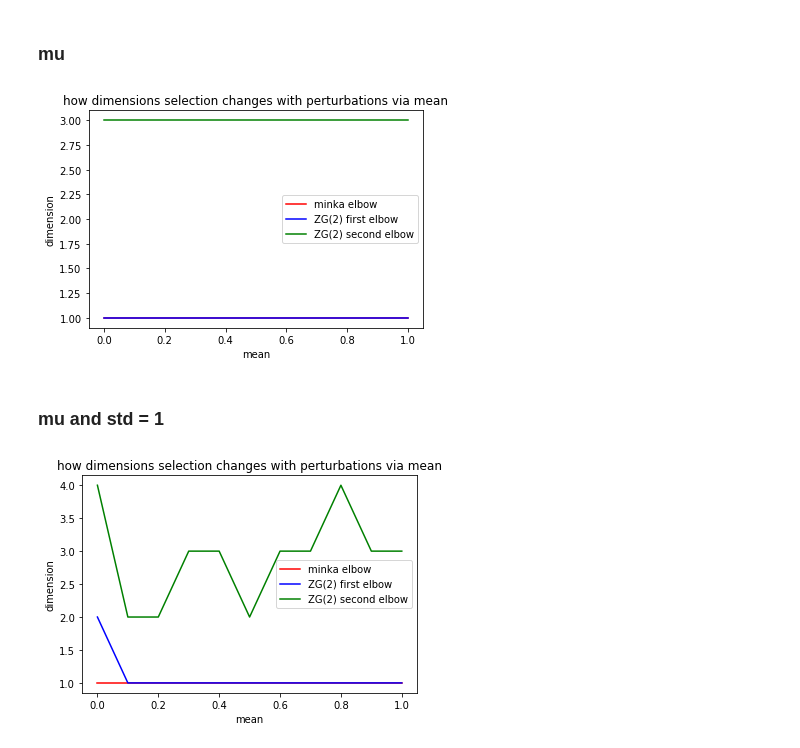
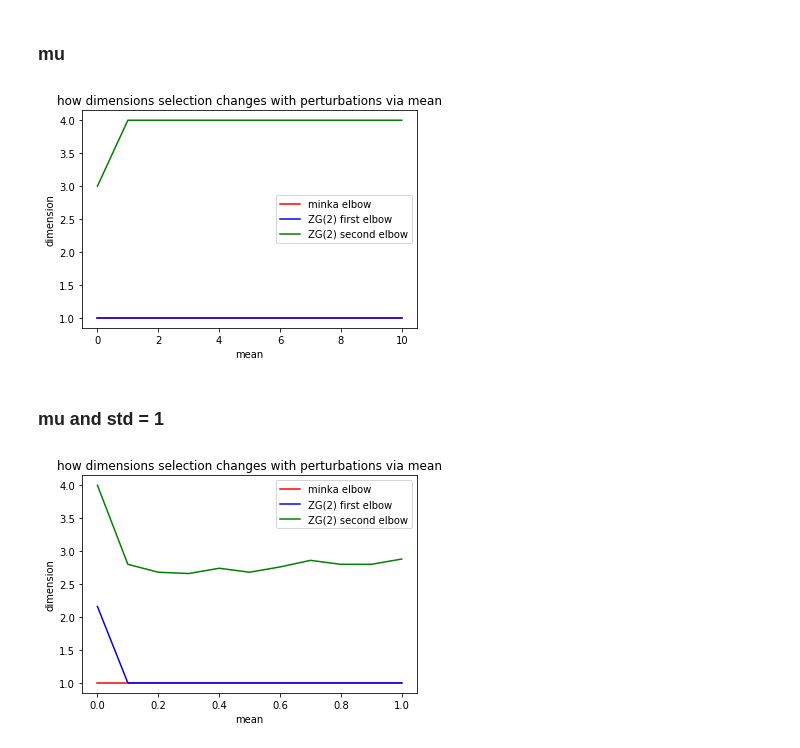
Before and after one commit to dfrancisco1998/ndd_stuff, a Jupyter notebook: sprint2/Sprint 2 basics.ipynb, the cells around one changed output. Cells and saved outputs as stored; diff of their text form; code cells hidden in the pictures.

```diff
--- a/sprint2/Sprint 2 basics.ipynb
+++ b/sprint2/Sprint 2 basics.ipynb
@@ -126,18 +126,28 @@ minka(corrupted_basis)
 1
 # %% [markdown]
 The experiment is as follows we start at 0 perturbation where both minka and ZG(2) should give us the same answer. Then we shall continue to perturb the matrix with larger and larger mu, std, and mu and std(maybe?). We shall graphically see which one changes with more perturbations
+# %%
+simulation_size = 50
 # %% [markdown]
 ### std
 # %%
 stds = np.arange(0, 1.1, .1)
+std_rem = []
 mus = np.arange(0, 11, 1)
 corrupted_basis = make_corrupted_basis()
 m_est = []
 zg_est = []
 for i in range(stds.shape[0]):
-    perturbed = perturb(corrupted_basis, 0, stds[i])
-    zg_est.append(select_dimension(perturbed)[0])
-    m_est.append(minka(perturbed))
-
+    zg_helper = []
+    minka_helper = []
+    for j in range(simulation_size):
+        perturbed = perturb(corrupted_basis, 0, stds[i])
+        zg_helper.append(select_dimension(perturbed)[0])
+        minka_helper.append(minka(perturbed))
+    if np.asarray(zg_helper).shape != (simulation_size, 2):
+        std_rem.append(stds[i])
+        continue
+    m_est.append(np.mean(np.asarray(minka_helper)))
+    zg_est.append([np.mean(np.asarray(zg_helper)[:, 0]), np.mean(np.asarray(zg_helper)[:, 1]) ])
 zg_est = np.asarray(zg_est)
 m_est = np.asarray(m_est)
@@ -144,3 +162,7 @@ m_est = np.asarray(m_est)
+# %%
+stds = list(stds)
+for i in range(len(std_rem)):
+    stds.remove(std_rem[i])
 # %%
 import matplotlib.pyplot as plt
 fig, ax = plt.subplots()
@@ -159,50 +181,81 @@ plt.show()
 # %%
 import matplotlib.pyplot as plt
 
+stds = np.arange(0, 1.1, .1)
+std_rem = []
+mus = np.arange(0, 11, 1)
+mus_rem = []
+corrupted_basis = make_corrupted_basis()
 m_est = []
 zg_est = []
 for i in range(mus.shape[0]):
-    perturbed = perturb(corrupted_basis, mus[i], 0)
-    zg_est.append(select_dimension(perturbed)[0])
-    m_est.append(minka(perturbed))
-
+    zg_helper = []
+    minka_helper = []
+    for j in range(simulation_size):
+        perturbed = perturb(corrupted_basis, mus[i], 0)
+        zg_helper.append(select_dimension(perturbed)[0])
+        minka_helper.append(minka(perturbed))
+    if np.asarray(zg_helper).shape != (simulation_size, 2):
+        mus_rem.append(mus[i])
+        continue
+    m_est.append(np.mean(np.asarray(minka_helper)))
+    zg_est.append([np.mean(np.asarray(zg_helper)[:, 0]), np.mean(np.asarray(zg_helper)[:, 1]) ])
 zg_est = np.asarray(zg_est)
 m_est = np.asarray(m_est)
 
+mus = list(mus)
+for i in range(len(mus_rem)):
+    mus.remove(mus_rem[i])
+
 
 fig, ax = plt.subplots()
-ax.plot(stds, m_est,c = 'red', label = 'minka elbow')
-ax.plot(stds, zg_est[:, 0],c = 'blue', label = 'ZG(2) first elbow')
-ax.plot(stds, zg_est[:, 1],c = 'green', label = 'ZG(2) second elbow')
+ax.plot(mus, m_est,c = 'red', label = 'minka elbow')
+ax.plot(mus, zg_est[:, 0],c = 'blue', label = 'ZG(2) first elbow')
+ax.plot(mus, zg_est[:, 1],c = 'green', label = 'ZG(2) second elbow')
 ax.legend()
 plt.title("how dimensions selection changes with perturbations via mean")
 ax.set(xlabel = "mean", ylabel="dimension")
 plt.show()
 # %% [output]
-[figure, old version]
+[figure, new version]
 # %% [markdown]
 ### mu and std = 1
 # %%
 import matplotlib.pyplot as plt
 
+stds = np.arange(0, 1.1, .1)
+std_rem = []
+mus = np.arange(0, 11, 1)
+mus_rem = []
+corrupted_basis = make_corrupted_basis()
 m_est = []
 zg_est = []
 for i in range(mus.shape[0]):
-    perturbed = perturb(corrupted_basis, mus[i], 1)
-    zg_est.append(select_dimension(perturbed)[0])
-    m_est.append(minka(perturbed))
-
+    zg_helper = []
+    minka_helper = []
+    for j in range(simulation_size):
+        perturbed = perturb(corrupted_basis, mus[i], 1)
+        zg_helper.append(select_dimension(perturbed)[0])
+        minka_helper.append(minka(perturbed))
+    if np.asarray(zg_helper).shape != (simulation_size, 2):
+        mus_rem.append(mus[i])
+        continue
+    m_est.append(np.mean(np.asarray(minka_helper)))
+    zg_est.append([np.mean(np.asarray(zg_helper)[:, 0]), np.mean(np.asarray(zg_helper)[:, 1]) ])
 zg_est = np.asarray(zg_est)
 m_est = np.asarray(m_est)
 
+mus = list(mus)
+for i in range(len(mus_rem)):
+    mus.remove(mus_rem[i])
 
 fig, ax = plt.subplots()
 ax.plot(stds, m_est,c = 'red', label = 'minka elbow')
 ax.plot(stds, zg_est[:, 0],c = 'blue', label = 'ZG(2) first elbow')
 ax.plot(stds, zg_est[:, 1],c = 'green', label = 'ZG(2) second elbow')
 ax.legend()
 plt.title("how dimensions selection changes with perturbations via mean")
 ax.set(xlabel = "mean", ylabel="dimension")
 plt.show()
 # %% [output]
-[figure, old version]
+[figure, new version]
```
Also changed, not shown: parts of 8 cells of this notebook.
